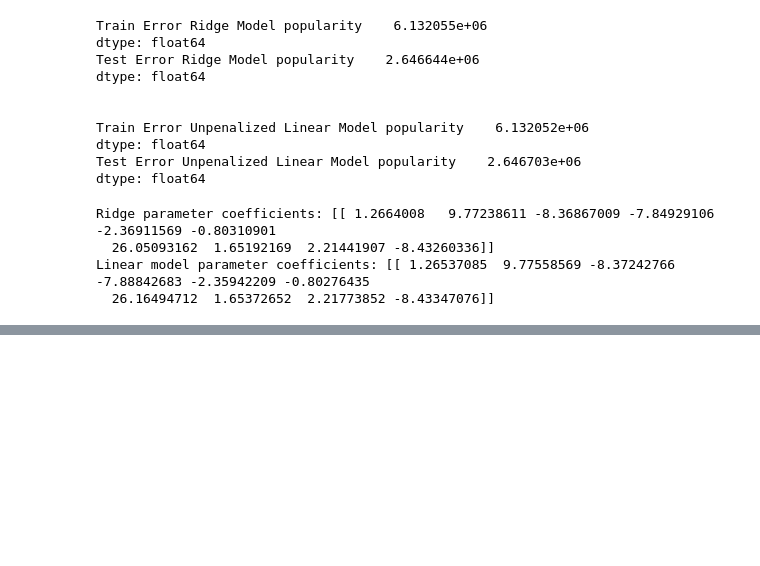
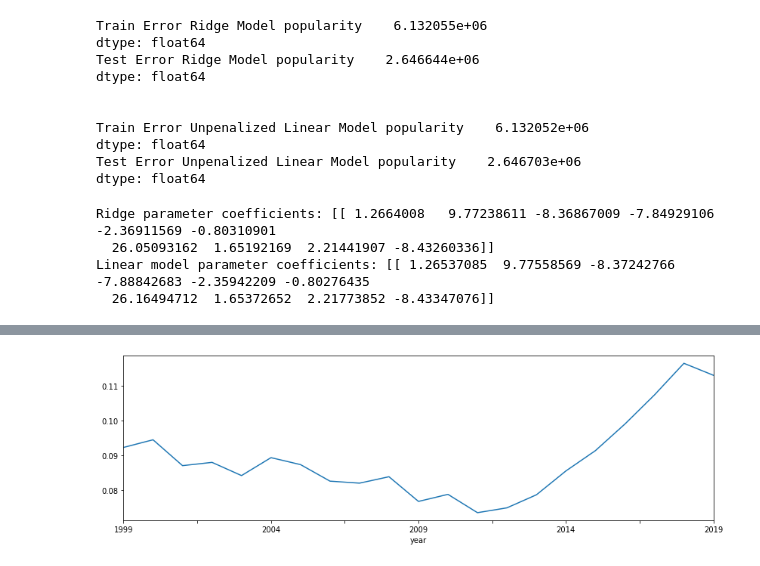
Before and after one commit to fsarraf/Mod4_Project, a Jupyter notebook: Mahima's working notebook.ipynb, the cells around one changed output, grey strips where cells are left out. Drawn from its saved outputs; the diff is of its cells as text; code cells hidden in the pictures; blank space fills up the shorter version.

```diff
--- a/Mahima's working notebook.ipynb
+++ b/Mahima's working notebook.ipynb
@@ -441,0 +478,5 @@ plt.show()
+# %%
+tracks.groupby('year')['acousticness'].mean().plot(figsize=(14,4))
+plt.show()
+# %% [output]
+[figure, added]
```
Also changed, not shown: parts of 32 cells of this notebook.
